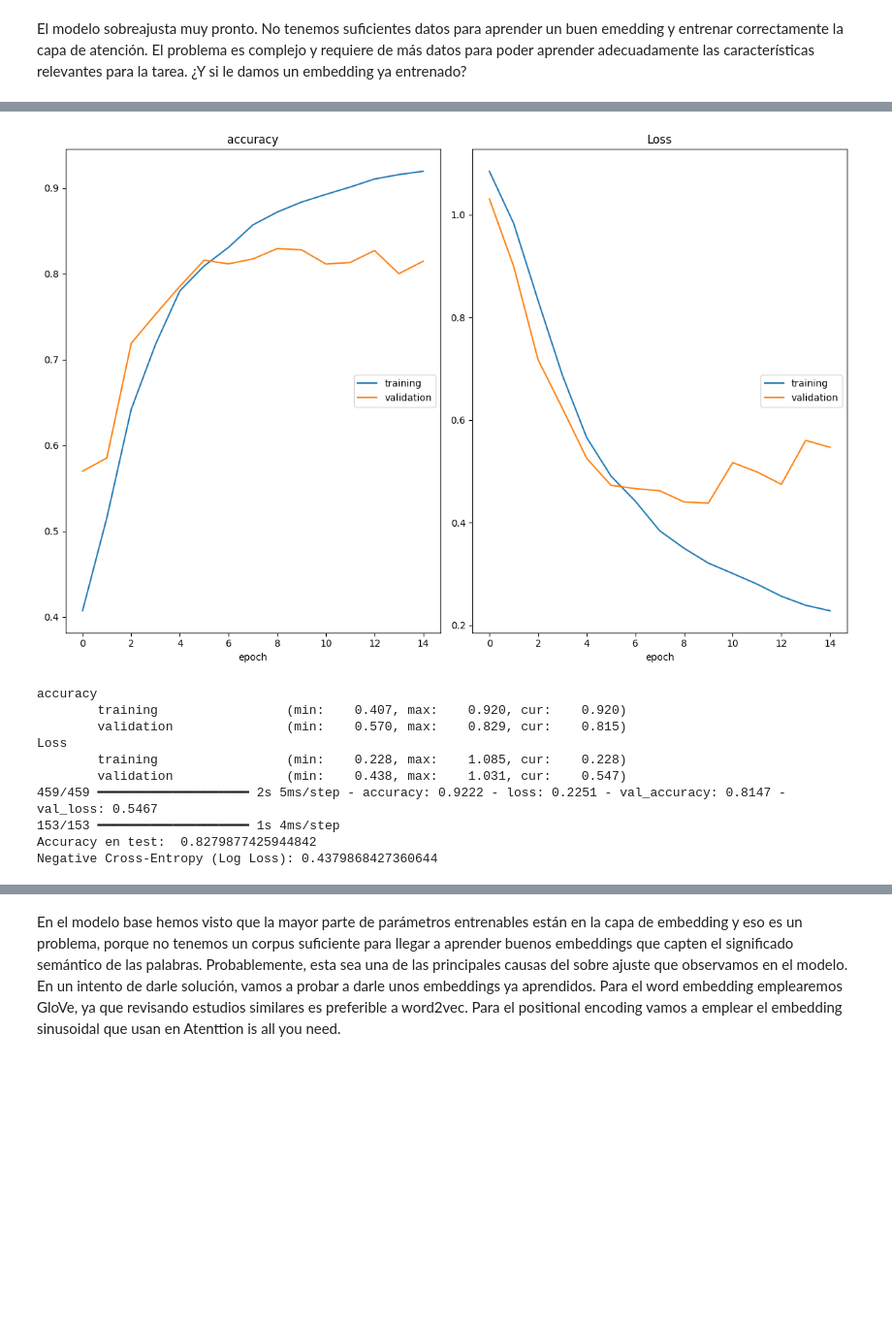
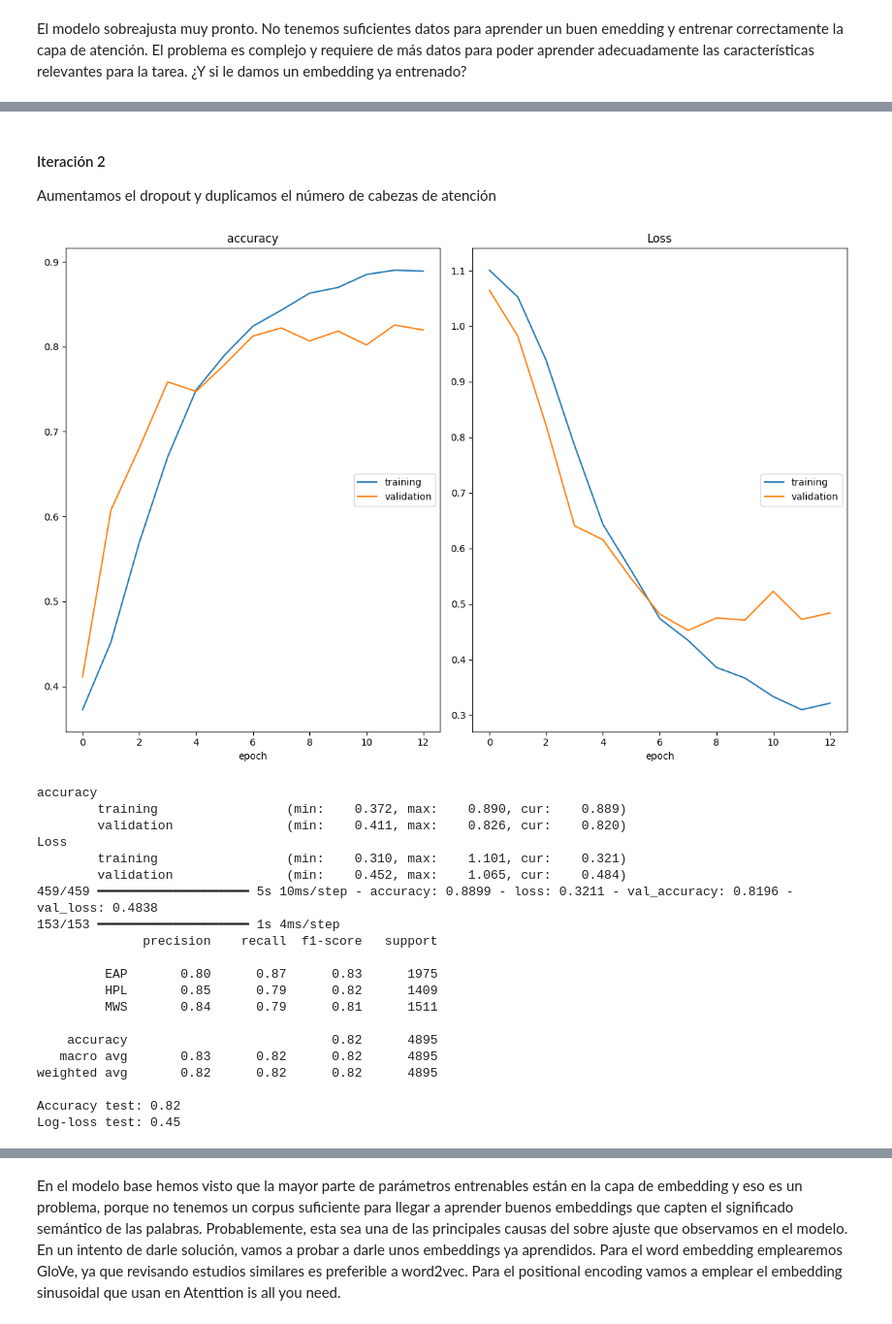
Before and after one commit to jbaezarh/SAAA-Transformers, a Jupyter notebook: full_project.ipynb, the cells around one changed output, grey strips where cells are left out. Shown at 97% size. Cells and saved outputs as stored; diff of their text form; code cells hidden in the pictures; blank space fills up the shorter version.

```diff
--- a/full_project.ipynb
+++ b/full_project.ipynb
@@ -384,9 +438,13 @@ vocab_size=5000
 pct = sum([l<70 for l in lengths])/len(lengths)*100
 print(f"El {np.round(pct,2)}% de las frases tiene una longitud menor que el maxlen")
 
+# Pasamos todo a minúscula
+X_train_pre = [s.lower() for s in X_train]
+X_test_pre = [s.lower() for s in X_test]
+
 # Tokenizamos las frases del conjunto de entrenamiento y test
-X_train_tokenized = tokenize_basic(X_train)
-X_test_tokenized = tokenize_basic(X_test)
+X_train_tokenized = tokenize_basic(X_train_pre)
+X_test_tokenized = tokenize_basic(X_test_pre)
 
 
 # Definimos y entrenamos el encoder con el conjunto de entrenamiento
@@ -403,7 +461,7 @@ Este vocab_size conserva un 90.6% de las palabras (ocurrencias) del corpus
 Además, hay que codificar el target para que sea un vector numérico
 # %%
 from sklearn.preprocessing import LabelEncoder
-encoder = LabelEncoder()
-y_train_encoded = encoder.fit_transform(y_train)
-y_test_encoded = encoder.transform(y_test)
+label_encoder = LabelEncoder()
+y_train_encoded = label_encoder.fit_transform(y_train)
+y_test_encoded = label_encoder.transform(y_test)
 # %% [markdown]
@@ -493,63 +692,85 @@ Negative Cross-Entropy (Log Loss): 0.4569245344340352
+# %% [markdown]
+#### Iteración 2
+Aumentamos el dropout y duplicamos el número de cabezas de atención
 # %%
-### Definición
+#### Definición del modelo ####
+
 embed_dim = 32  # Tamaño del embedding para cada token
-num_heads = 1  # Número de cabezas de atención
+num_heads = 4  # Número de cabezas de atención
 ff_dim = 32  # Tamaño de la capa densa en el bloque del transformer
-rate = 0.3
-
+rate = 0.4
+num_att_blocks = 1
 
 inputs = layers.Input(shape=(maxlen,))
 x = TokenAndPositionEmbedding(maxlen, vocab_size, embed_dim)(inputs)
-x = TransformerBlock(embed_dim, num_heads, ff_dim)(x) # De aquí sale Z: una matriz donde cada fila es el vector de cada token enriquecido
+for i in range(num_att_blocks): # Concatenamos varios bloques de atención
+    x = TransformerBlock(embed_dim, num_heads, ff_dim)(x)
 x = layers.GlobalAveragePooling1D()(x) # Usamo GAP para reducir la dimensionalidad (Hace la media por filas)
 x = layers.Dropout(rate)(x)            # Otra opción: layers.flatten(), problema: aumenta mucho la dimensión
 x = layers.Dense(20, activation="relu")(x)
 x = layers.Dropout(rate)(x)
 outputs = layers.Dense(3, activation="softmax")(x) # Tendremos la probabilidad de cada una de las clases
 
 model = keras.Model(inputs=inputs, outputs=outputs)
 
-### Entrenamiento
+model.summary()
+
+##### Entrenamiento #####
 
 model.compile(
     optimizer= keras.optimizers.Adam(learning_rate=0.0001), loss="sparse_categorical_crossentropy", metrics=["accuracy"]
 )
 
 # Definir el callback de Early Stopping
 early_stopping = keras.callbacks.EarlyStopping(
     monitor='val_loss',    # Monitoriza la pérdida en la validación
     patience=5,            # Número de épocas sin mejora antes de detener el entrenamiento
     restore_best_weights=True # Restaura los mejores pesos al finalizar
 )
 
 history = model.fit(
     X_train_encoded,
     y_train_encoded,
     batch_size=32,
     epochs=15,
     validation_data=(X_test_encoded, y_test_encoded),
     callbacks=[PlotLossesKerasTF(),
                early_stopping]
 )
 
-### Evaluación
-pred_probs = model.predict(X_test_encoded)
-pred_class = ops.argmax(pred_probs,axis=1)
-acc_test = ops.mean(pred_class == y_test_encoded)
-m1_acc_test = accuracy_score(y_test_encoded,pred_class)
-m1_log_loss_test = log_loss(y_test_encoded, pred_probs)
+#### Evaluación ####
 
-print("Accuracy en test: ", m1_acc_test)
-print("Negative Cross-Entropy (Log Loss):", m1_log_loss_test)
+# Predicciones
+preds = model.predict(X_test_encoded)
+pred_class = preds.argmax(axis=1)
+preds_dec = label_encoder.inverse_transform(pred_class)
+
+# Evaluación
+report_model2 = classification_report(y_test,preds_dec)
+acc_model2 = accuracy_score(y_test,preds_dec)
+log_loss_model2= log_loss(y_test_encoded,preds)
+print(report_model2)
+print("Accuracy test:", np.round(acc_model2,2))
+print("Log-loss test:", np.round(log_loss_model2,2))
 # %% [output]
-[figure, old version]
+[figure, new version]
 accuracy
-        training                 (min:    0.407, max:    0.920, cur:    0.920)
-        validation               (min:    0.570, max:    0.829, cur:    0.815)
+        training                 (min:    0.372, max:    0.890, cur:    0.889)
+        validation               (min:    0.411, max:    0.826, cur:    0.820)
 Loss
-        training                 (min:    0.228, max:    1.085, cur:    0.228)
-        validation               (min:    0.438, max:    1.031, cur:    0.547)
-459/459 ━━━━━━━━━━━━━━━━━━━━ 2s 5ms/step - accuracy: 0.9222 - loss: 0.2251 - val_accuracy: 0.8147 - val_loss: 0.5467
+        training                 (min:    0.310, max:    1.101, cur:    0.321)
+        validation               (min:    0.452, max:    1.065, cur:    0.484)
+459/459 ━━━━━━━━━━━━━━━━━━━━ 5s 10ms/step - accuracy: 0.8899 - loss: 0.3211 - val_accuracy: 0.8196 - val_loss: 0.4838
 153/153 ━━━━━━━━━━━━━━━━━━━━ 1s 4ms/step
-Accuracy en test:  0.8279877425944842
-Negative Cross-Entropy (Log Loss): 0.4379868427360644
+              precision    recall  f1-score   support
+
+         EAP       0.80      0.87      0.83      1975
+         HPL       0.85      0.79      0.82      1409
+         MWS       0.84      0.79      0.81      1511
+
+    accuracy                           0.82      4895
+   macro avg       0.83      0.82      0.82      4895
+weighted avg       0.82      0.82      0.82      4895
+
+Accuracy test: 0.82
+Log-loss test: 0.45
```
Also changed, not shown: parts of 72 cells of this notebook, 1 other file.
